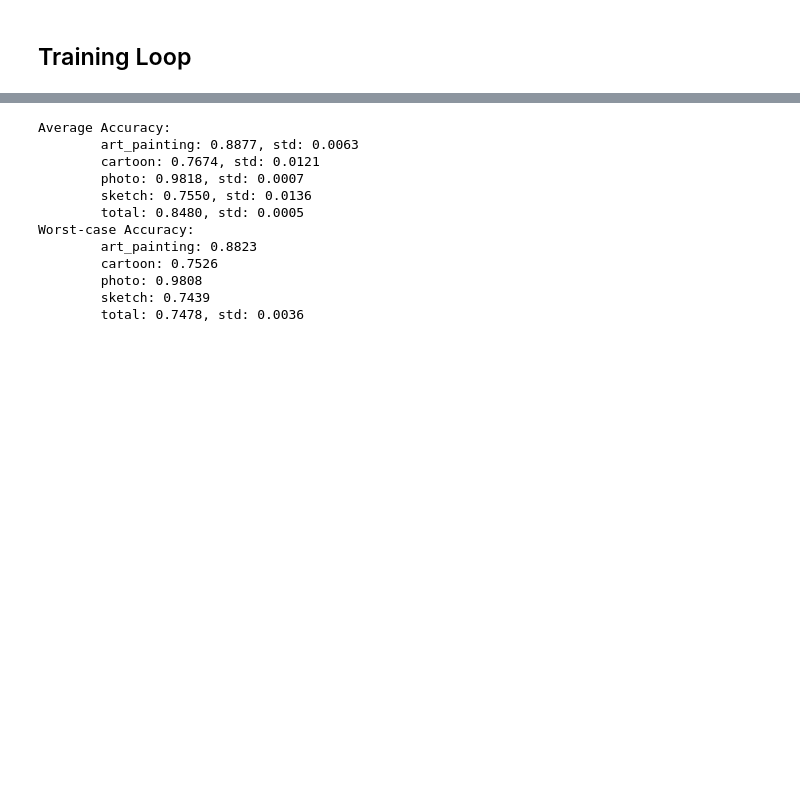
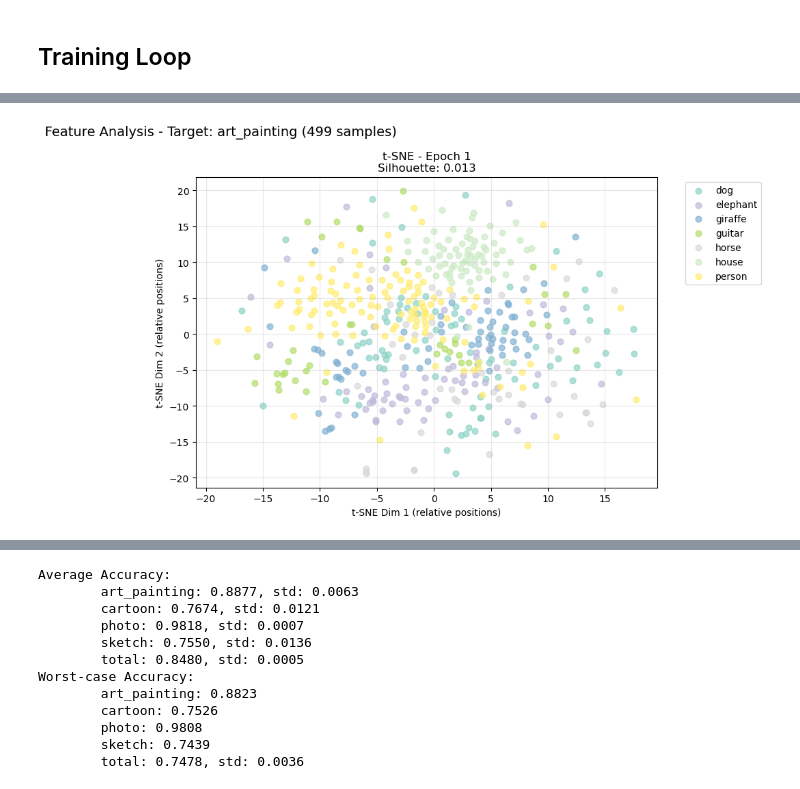
Before and after one commit to hosthans/domain_generalization, a Jupyter notebook: notebooks/PACSSetup.ipynb, the cells around one changed output, grey strips where cells are left out. Drawn from its saved outputs; the diff is of its cells as text; code cells hidden in the pictures; blank space fills up the shorter version.

```diff
--- a/notebooks/PACSSetup.ipynb
+++ b/notebooks/PACSSetup.ipynb
@@ -50,3 +56,5 @@ NUM_SEEDS = 3
+# %%
+verbose = True
 # %% [markdown]
 ## Image Normalization
 # %%
@@ -73,7 +82,7 @@ Device: cuda
 # %% [markdown]
 ## Abstract model building, optimizer and scheduler
 # %%
-build_model = lambda: MODEL(NUM_CLASSES, loss='softmax', pretrained=USE_PRETRAINED)
+build_model = lambda: MODEL(NUM_CLASSES, loss='softmax', pretrained=USE_PRETRAINED, verbose=verbose)
 build_optimizer = lambda model: OPTIMIZER(model.parameters(), **OPTIMIZER_KWARGS)
 build_scheduler = lambda optimizer: SCHEDULER(optimizer, **SCHEDULER_KWARGS)
 # %% [markdown]
@@ -129,7 +136,11 @@ def train(epoch: int,
     losses = AverageMeter()
     accs = AverageMeter()
 
-    for i, (data, target) in enumerate(data_loader):
+    for i, (data, _domain, target) in enumerate(data_loader):
+        # Print progress every 20 batches for debugging
+        if verbose and i % 20 == 0 and i > 0:
+            print(f"Batch {i+1}/{len(data_loader)}")
+
         step = (epoch - 1) * len(data_loader) + i + 1
         data = data.to(device)
         target = target.to(device)
@@ -159,7 +170,7 @@ def evaluate(data_loader: torch.utils.data.DataLoader, model: nn.Module, phase="
     accs = AverageMeter()
 
     with torch.no_grad():
-        for data, target in data_loader:
+        for data, _domain, target in data_loader:
             data = data.to(device)
             target = target.to(device)
 
@@ -183,10 +194,16 @@ all_results = {d: [] for d in DOMAINS}
 all_results['avgs'] = []
 all_results['worst'] = []
 
+if verbose:
+    print("Starting training...")
+
 for _ in tqdm(range(NUM_SEEDS), desc="Seeds"):
     results = {}
 
     for target_domain in tqdm(DOMAINS, desc="Target Domain"):
+        if verbose:
+            print(f"Processing target domain: {target_domain}")
+
         model = build_model()
         model = model.to(device)
 
@@ -194,8 +211,14 @@ for _ in tqdm(range(NUM_SEEDS), desc="Seeds"):
         scheduler = build_scheduler(optimizer)
 
         if not USE_PRETRAINED:
+            if verbose:
+                print(f"Computing normalization stats excluding domain {target_domain}...")
+
             img_mean, img_std = pacs.get_normalization_stats(target_domain)
-            print(f"Normalization values excluding domain {target_domain}:\n\tmean: {img_mean}\n\tstd: {img_std}")
+
+            if verbose:
+                print(f"Normalization values excluding domain {target_domain}:\n\tmean: {img_mean}\n\tstd: {img_std}")
+
             image_transform = T.Compose([
                 *AUGMENTATIONS,
                 T.Resize(256),
@@ -205,29 +228,73 @@ for _ in tqdm(range(NUM_SEEDS), desc="Seeds"):
             ])
         else:
             image_transform = pretrained_image_transform
+            if verbose:
+                print(f"Using model's pretrained normalization stats")
+
+        if verbose:
+            print(f"Loading data for target domain {target_domain}...")
 
         train_loader, val_loader = pacs.get_data_loaders(target_domain, train_batch_size=BATCH_SIZE, transform=image_transform, shuffle_test=True, drop_last=True)
 
         best_loss = float('inf')
         patience_counter = 0
+
+        feature_tracker = None
+        epoch_results = {"train_loss": [], "train_acc": [], "val_loss": [], "val_acc": []}
+
         for epoch in tqdm(range(1, EPOCHS + 1), desc=f"Epoch ({target_domain})"):
-            train_loss, train_acc = train(epoch, target_domain, train_loader, model, optimizer)
+            if verbose:
+                print(f"\nEpoch {epoch}/{EPOCHS} for {target_domain}. Training...")
+
+            start_time = time.time()
+            train_loss, train_acc = train(
+                epoch, target_domain, train_loader, model, optimizer)
+            train_time = time.time() - start_time
+            if verbose:
+                print(f"Training done in {train_time:.2f}s - Loss: {train_loss:.4f}, Acc: {train_acc:.4f}")
+
             val_loss, val_acc = evaluate(val_loader, model)
+
+            epoch_results["train_loss"].append(train_loss)
+            epoch_results["train_acc"].append(train_acc)
+            epoch_results["val_loss"].append(val_loss)
+            epoch_results["val_acc"].append(val_loss)
 
             writer.add_scalar(f"Loss/Test/target={target_domain}", val_loss, epoch)
             writer.add_scalar(f"Accuracy/Test/target={target_domain}", val_acc, epoch)
 
-            scheduler.step() # scheduler.step(test_loss)
+            scheduler.step() # scheduler.step(val_loss) if scheduler needs criterium
+
+            # create visualization   max_samples set to 499 due to RAM constraints
+            if verbose:
+                print("Creating visualization...")
+            feature_tracker = utils.track_feature_evolution(model, val_loader, epoch, target_domain, feature_tracker,
+                                                            visualize_every=1, max_samples=499, save_dir=f"../model_comparison/pacs/features/{target_domain}")
 
             if best_loss - val_loss < EARLY_STOPPING_DELTA and (patience_counter := patience_counter+1) > EARLY_STOPPING_PATIENCE:
+                if verbose:
+                    print(f"Early stopping triggered (patience: {patience_counter})")
                 break
 
             if val_loss < best_loss:
-                best_acc = val_acc
-                torch.save(model.state_dict(), f"../checkpoints/mixstyle/best_{target_domain}.pt")
+                best_loss = val_loss
+                if verbose:
+                    print(f"Saving best model (loss: {best_loss:.4f})")
+                torch.save(model.state_dict(), f"../checkpoints/pacs/best_{target_domain}.pt")
 
-        model.load_state_dict(torch.load(f"../checkpoints/mixstyle/best_{target_domain}.pt"))
+        if verbose:
+            print(f"\nTraining summary for target domain {target_domain}:")
+            print(f"  Best validation accuracy: {max(epoch_results['val_acc']):.4f} (epoch {np.argmax(epoch_results['val_acc'])+1})")
+            print(f"  Final validation accuracy: {epoch_results['val_acc'][-1]:.4f}")
+            print(f"  Best validation loss: {min(epoch_results['val_loss']):.4f} (epoch {np.argmin(epoch_results['val_loss'])+1})")
+            print(f"  Final validation loss: {epoch_results['val_loss'][-1]:.4f}")
+
+        if verbose:
+            print("\nLoading best model for final evaluation...")
+        model.load_state_dict(torch.load(f"../checkpoints/pacs/best_{target_domain}.pt"))
         _, acc = evaluate(val_loader, model, phase="final")
+        if verbose:
+            print(f"Final accuracy for target domain {target_domain}: {acc:.4f}\n")
 
         results[target_domain] = acc
 
@@ -252,0 +337 @@ Insert MixStyle after the following layers: ['layer1', 'layer2']
+[figure, added]
```
Also changed, not shown: parts of 6 cells of this notebook, 19 other files.
